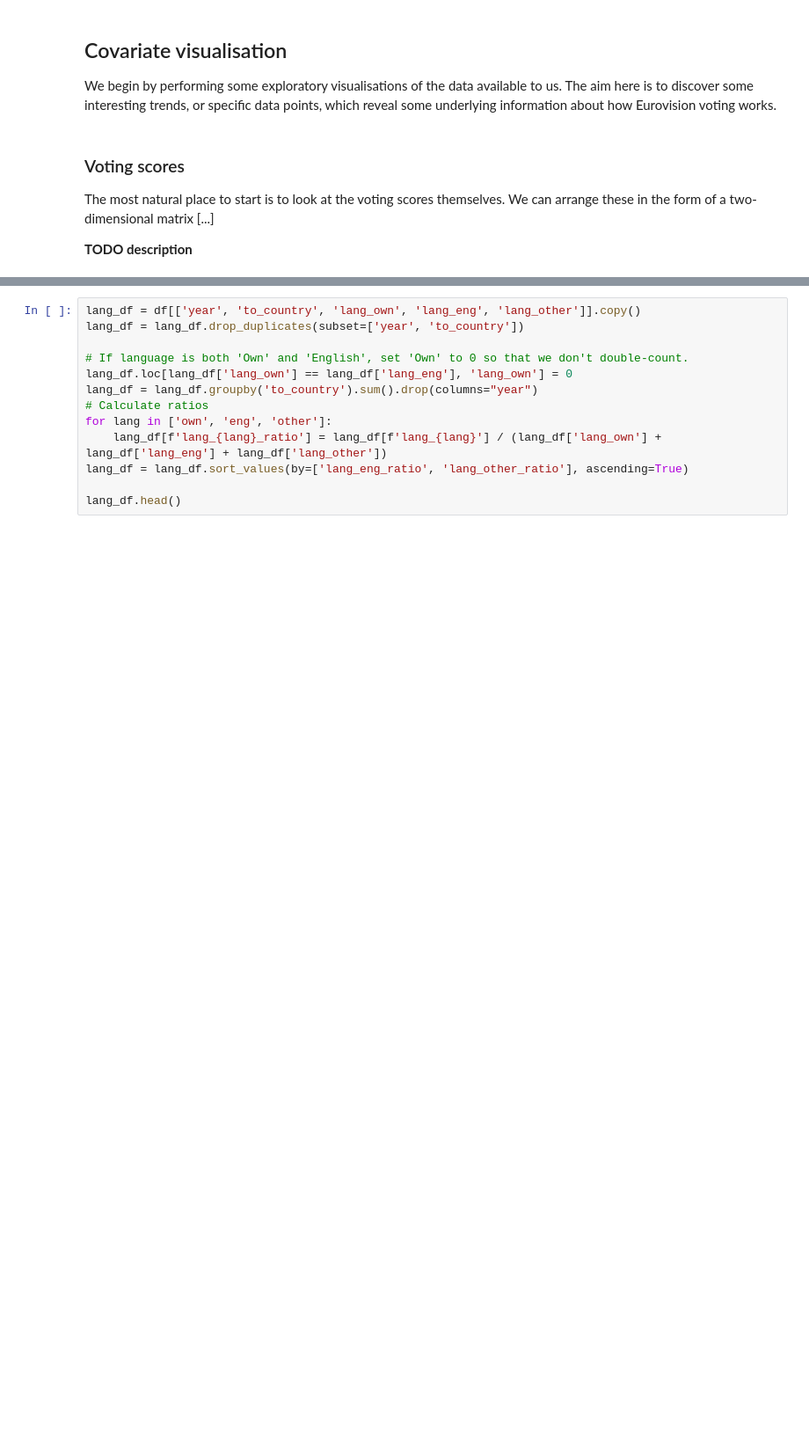
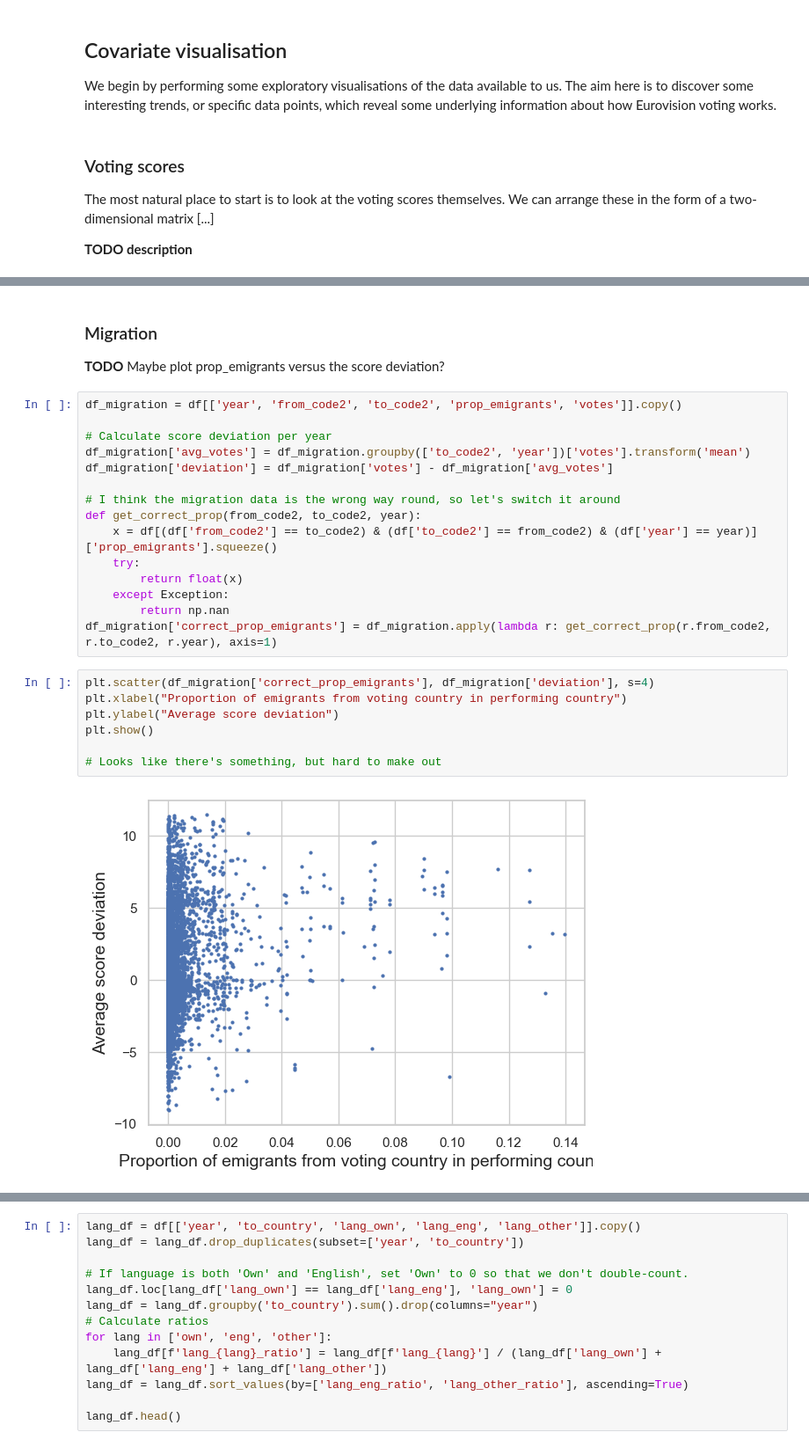
Before and after one commit to KatrionaGoldmann/Eurovision_TDS, a Jupyter notebook: eurovision.ipynb, the cells around one changed output, grey strips where cells are left out. Shown at 88% size. Cells and saved outputs as stored; diff of their text form; blank space fills up the shorter version.

```diff
--- a/eurovision.ipynb
+++ b/eurovision.ipynb
@@ -174,0 +204,28 @@ Text(852.3749999999999, 0.5, 'Voting country')
+# %% [markdown]
+### Migration
+
+ **TODO** Maybe plot prop_emigrants versus the score deviation?
+# %%
+df_migration = df[['year', 'from_code2', 'to_code2', 'prop_emigrants', 'votes']].copy()
+
+# Calculate score deviation per year
+df_migration['avg_votes'] = df_migration.groupby(['to_code2', 'year'])['votes'].transform('mean')
+df_migration['deviation'] = df_migration['votes'] - df_migration['avg_votes']
+
+# I think the migration data is the wrong way round, so let's switch it around
+def get_correct_prop(from_code2, to_code2, year):
+    x = df[(df['from_code2'] == to_code2) & (df['to_code2'] == from_code2) & (df['year'] == year)]['prop_emigrants'].squeeze()
+    try:
+        return float(x)
+    except Exception:
+        return np.nan
+df_migration['correct_prop_emigrants'] = df_migration.apply(lambda r: get_correct_prop(r.from_code2, r.to_code2, r.year), axis=1)
+# %%
+plt.scatter(df_migration['correct_prop_emigrants'], df_migration['deviation'], s=4)
+plt.xlabel("Proportion of emigrants from voting country in performing country")
+plt.ylabel("Average score deviation")
+plt.show()
+
+# Looks like there's something, but hard to make out
+# %% [output]
+[figure, added]
```
Also changed, not shown: parts of 7 cells of this notebook.
